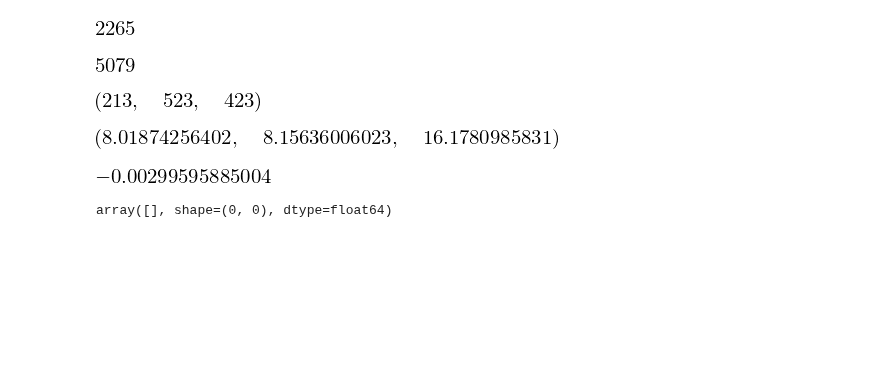
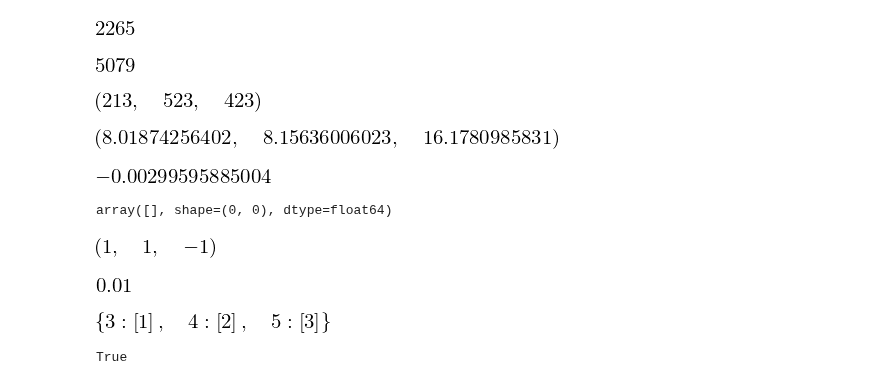
Before and after one commit to tabakg/potapov_interpolation, a Jupyter notebook: Dispersion_relation_chi_2_voxels_approach.ipynb, the cells around one changed output. Saved outputs shown, nothing was run; the diff lists cells and outputs as text; code cells hidden in the pictures; blank space fills up the shorter version.

```diff
--- a/Dispersion_relation_chi_2_voxels_approach.ipynb
+++ b/Dispersion_relation_chi_2_voxels_approach.ipynb
@@ -666,3 +666,11 @@ pos_nus_lst[sample_indices[0]]+pos_nus_lst[sample_indices[1]] - pos_nus_lst[samp
 np.zeros((0,0))
 # %% [output]
 array([], shape=(0, 0), dtype=float64)
+# %%
+tuple(map(lambda z: int(np.sign(z)),(4.5,5.5,-3.4)))
+# %% [output]
+[figure, added]
+# %%
+1e-2
+# %% [output]
+[figure, added]
@@ -668,0 +698,8 @@ array([], shape=(0, 0), dtype=float64)
+# %%
+make_dict_values_to_lists_of_inputs([float('NaN'),3,4,5],[1,1,2,3])
+# %% [output]
+[figure, added]
+# %%
+math.isnan(float('NaN'))
+# %% [output]
+True
```
Also changed, not shown: parts of 1 cell of this notebook, 6 other files.
